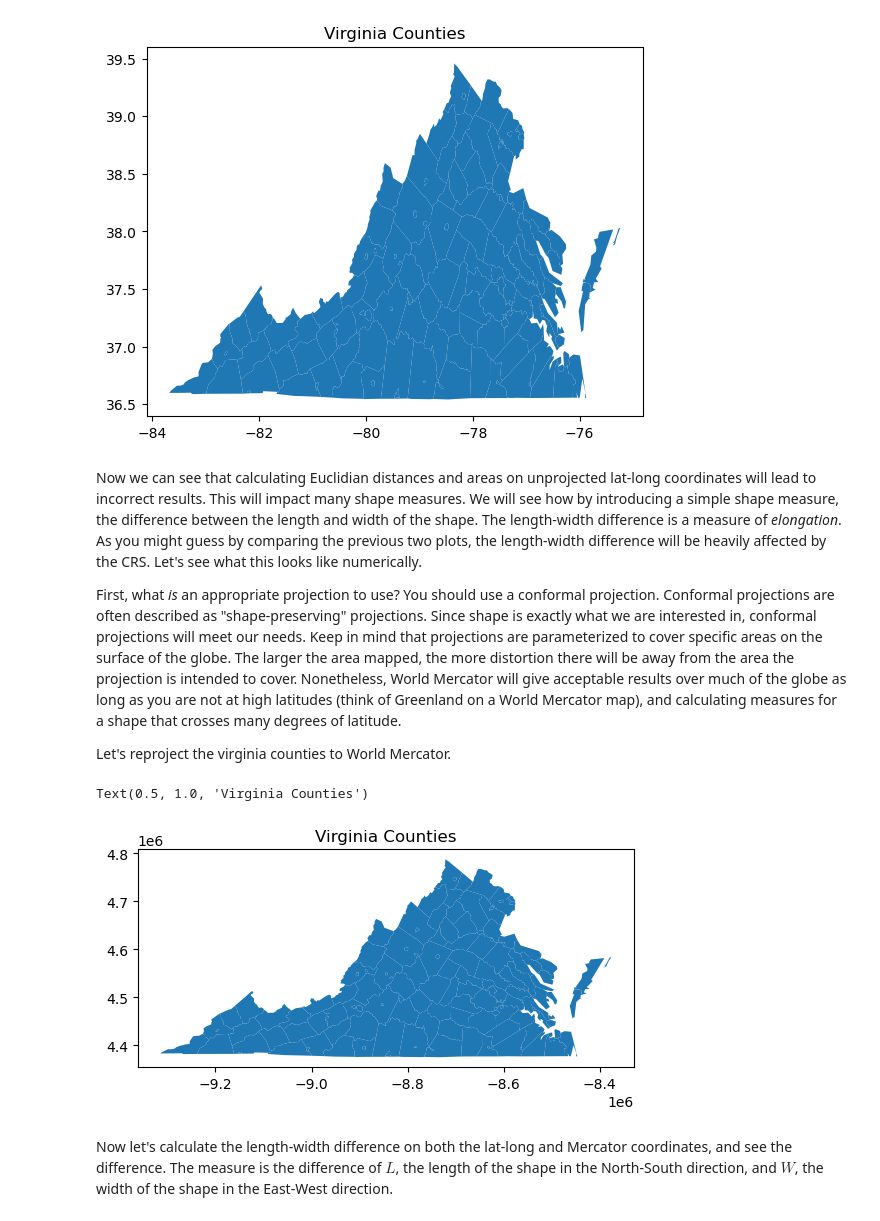
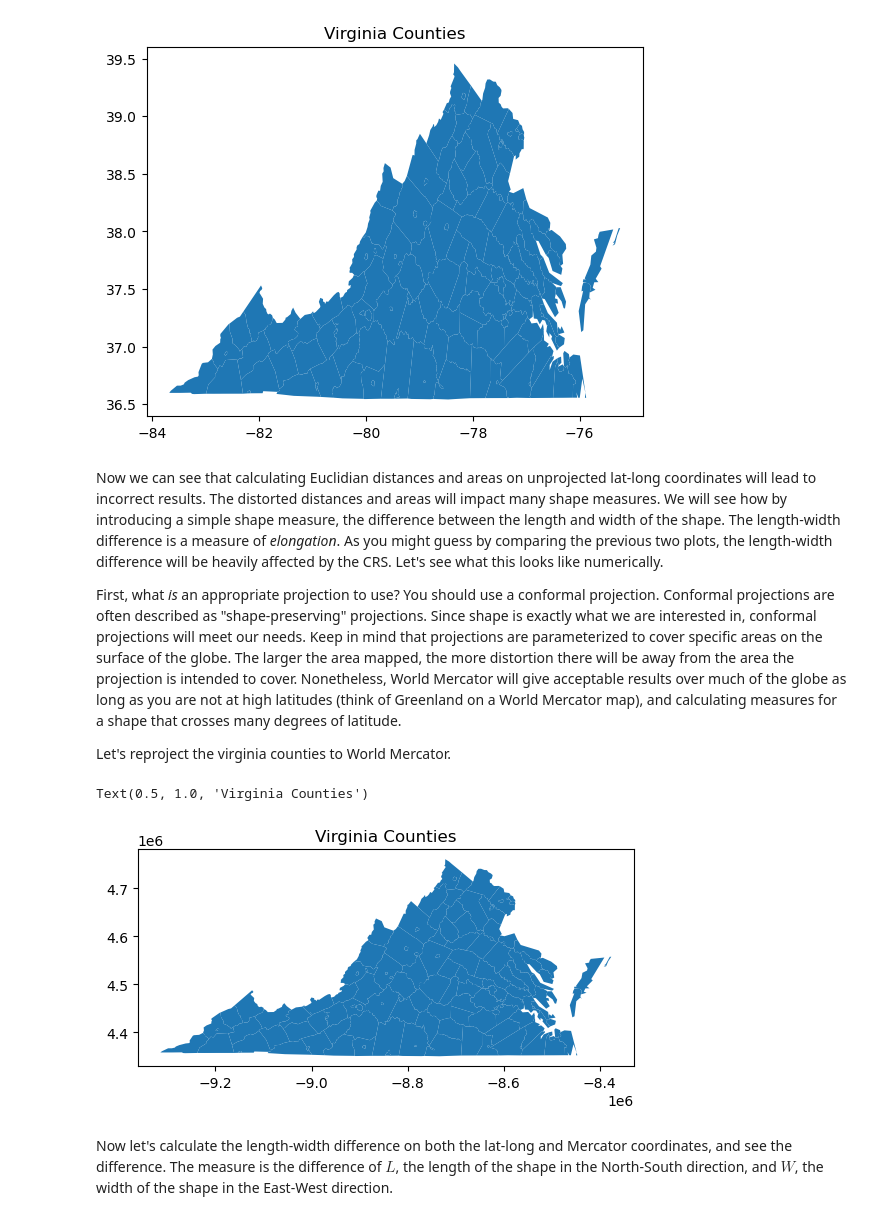
Before and after one commit to pysal/esda, a Jupyter notebook: notebooks/shape-measures.ipynb, the cells around one changed output. Saved outputs shown, nothing was run; the diff lists cells and outputs as text; code cells hidden in the pictures.

```diff
--- a/notebooks/shape-measures.ipynb
+++ b/notebooks/shape-measures.ipynb
@@ -12,7 +11,7 @@ import matplotlib.pyplot as plt
 
 from esda import shape
 # %%
-counties = geopandas.read_file(libpysal.examples.get_path("virginia.shp"))
+counties = gpd.read_file(libpysal.examples.get_path("virginia.shp"))
 # %% [markdown]
 Why Virginia? The Virginia counties include a mix of regular and irregular shapes due to the mountainous counties in the West. Two counties are multipolygons, which impacts some shape measures. Finally, many of the counties have holes, because they surround "independent cities", which are county equivalents in Virginia. You can see this in the map below.
 # %%
@@ -31,18 +30,18 @@ plt.title("Virginia Counties")
 Text(0.5, 1.0, 'Virginia Counties')
 [figure]
 # %% [markdown]
-Now we can see that calculating Euclidian distances and areas on unprojected lat-long coordinates will lead to incorrect results. This will impact many shape measures. We will see how by introducing a simple shape measure, the difference between the length and width of the shape. The length-width difference is a measure of *elongation*. As you might guess by comparing the previous two plots, the length-width difference will be heavily affected by the CRS. Let's see what this looks like numerically.
+Now we can see that calculating Euclidian distances and areas on unprojected lat-long coordinates will lead to incorrect results. The distorted distances and areas will impact many shape measures. We will see how by introducing a simple shape measure, the difference between the length and width of the shape. The length-width difference is a measure of *elongation*. As you might guess by comparing the previous two plots, the length-width difference will be heavily affected by the CRS. Let's see what this looks like numerically.
 
 First, what *is* an appropriate projection to use? You should use a conformal projection. Conformal projections are often described as "shape-preserving" projections. Since shape is exactly what we are interested in, conformal projections will meet our needs. Keep in mind that projections are parameterized to cover specific areas on the surface of the globe. The larger the area mapped, the more distortion there will be away from the area the projection is intended to cover. Nonetheless, World Mercator will give acceptable results over much of the globe as long as you are not at high latitudes (think of Greenland on a World Mercator map), and calculating measures for a shape that crosses many degrees of latitude.
 
 Let's reproject the virginia counties to World Mercator.
 # %%
-counties.to_crs(epsg=3857, inplace=True)
+counties.to_crs(epsg=3395, inplace=True)
 counties.plot()
 plt.title("Virginia Counties")
 # %% [output]
 Text(0.5, 1.0, 'Virginia Counties')
-[figure, old version]
+[figure, new version]
 # %% [markdown]
 Now let's calculate the length-width difference on both the lat-long and Mercator coordinates, and see the difference. The measure is the difference of $L$, the length of the shape in the North-South direction, and $W$, the width of the shape in the East-West direction.
 # %%
```
Also changed, not shown: parts of 30 cells of this notebook.
